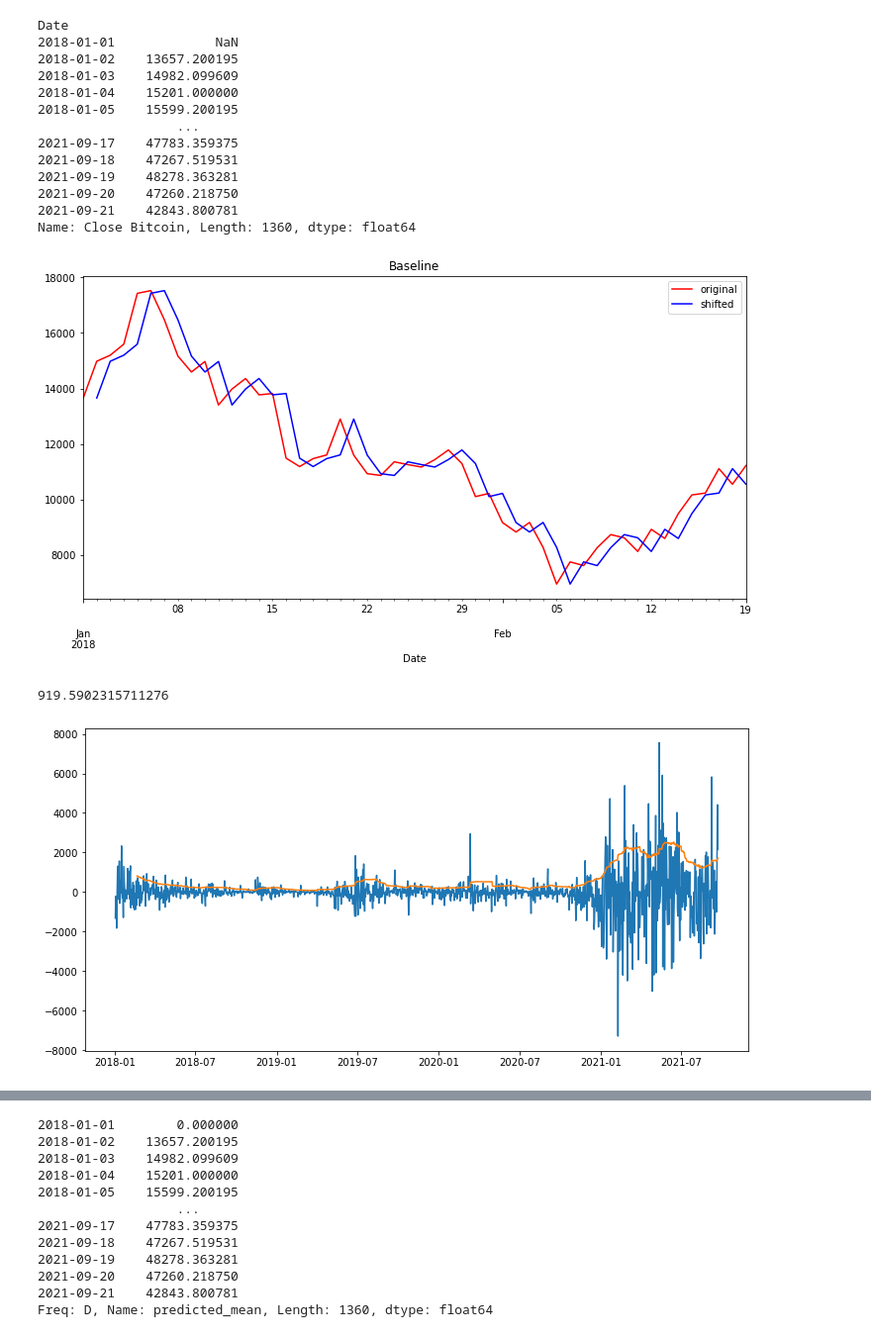
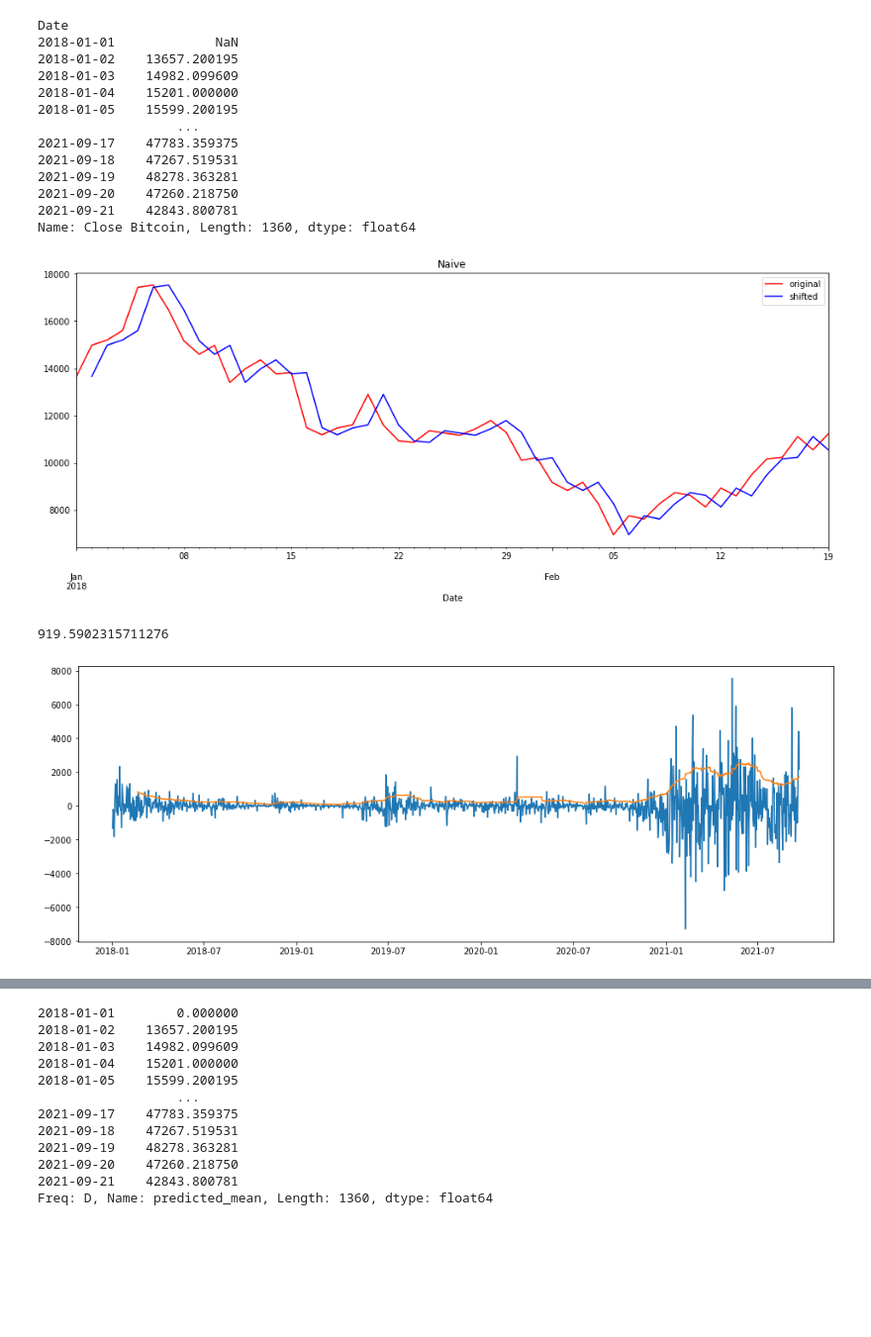
Before and after one commit to VolhaP87/Cryptocurrency_Prediction_Analysis, a Jupyter notebook: Cryptocurrency.ipynb, the cells around one changed output, grey strips where cells are left out. Shown at 99% size. Cells and saved outputs as stored; diff of their text form; code cells hidden in the pictures; blank space fills up the shorter version.

```diff
--- a/Cryptocurrency.ipynb
+++ b/Cryptocurrency.ipynb
@@ -330,6 +347,6 @@ Bitcoin Baseline Model
 # %%
-baseline_bitcoin = train_bitcoin.shift(1)
-baseline_bitcoin
+naive = train_bitcoin.shift(1)
+naive
 # %% [output]
 Date
 2018-01-01             NaN
@@ -345,13 +362,13 @@ Date
 2021-09-21    42843.800781
 Name: Close Bitcoin, Length: 1360, dtype: float64
 # %%
-fig, ax = plt.subplots(figsize=(12,6))
+fig, ax = plt.subplots(figsize=(16,6))
 train_bitcoin[0:50].plot(ax=ax, c='r', label='original')
-baseline_bitcoin[0:50].plot(ax=ax, c='b', label='shifted')
-ax.set_title('Baseline')
+naive[0:50].plot(ax=ax, c='b', label='shifted')
+ax.set_title('Naive')
 ax.legend();
 # %% [output]
-[figure, old version]
+[figure, new version]
 # %%
 import numpy as np
 from sklearn.metrics import mean_squared_error
@@ -359,10 +376,10 @@ np.sqrt(mean_squared_error(train_bitcoin[1:], baseline_bitcoin.dropna()))
 # %% [output]
 919.5902315711276
 # %%
-fig, ax = plt.subplots(figsize=(12,6))
-residuals_bitcoin = baseline_bitcoin[1:] - train_bitcoin[1:]
-ax.plot(residuals_bitcoin.index, residuals_bitcoin)
-ax.plot(residuals_bitcoin.index, residuals_bitcoin.rolling(50).std());
+fig, ax = plt.subplots(figsize=(16,6))
+residuals = naive[1:] - train_bitcoin[1:]
+ax.plot(residuals.index, residuals)
+ax.plot(residuals.index, residuals.rolling(50).std());
 # %% [output]
-[figure, old version]
+[figure, new version]
 # %%
```
Also changed, not shown: parts of 126 cells of this notebook.
